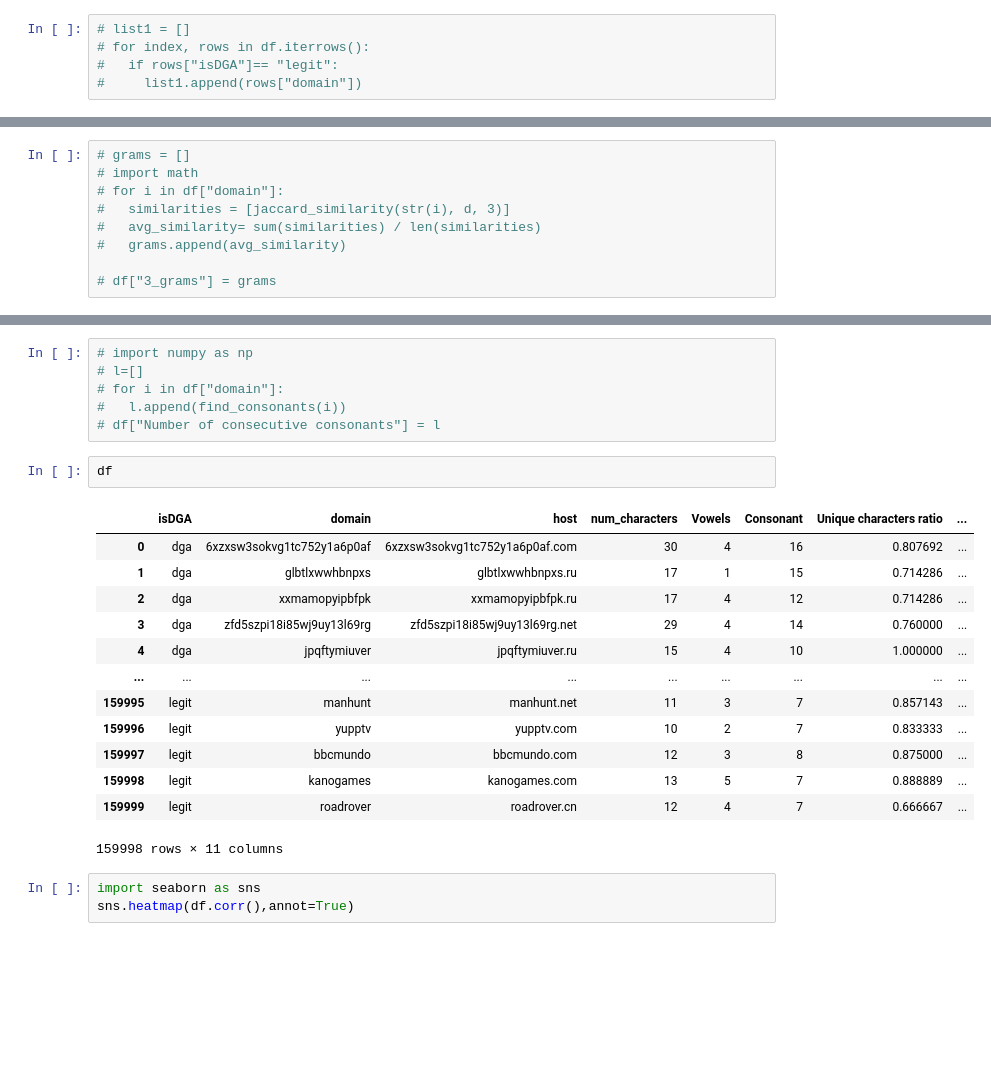
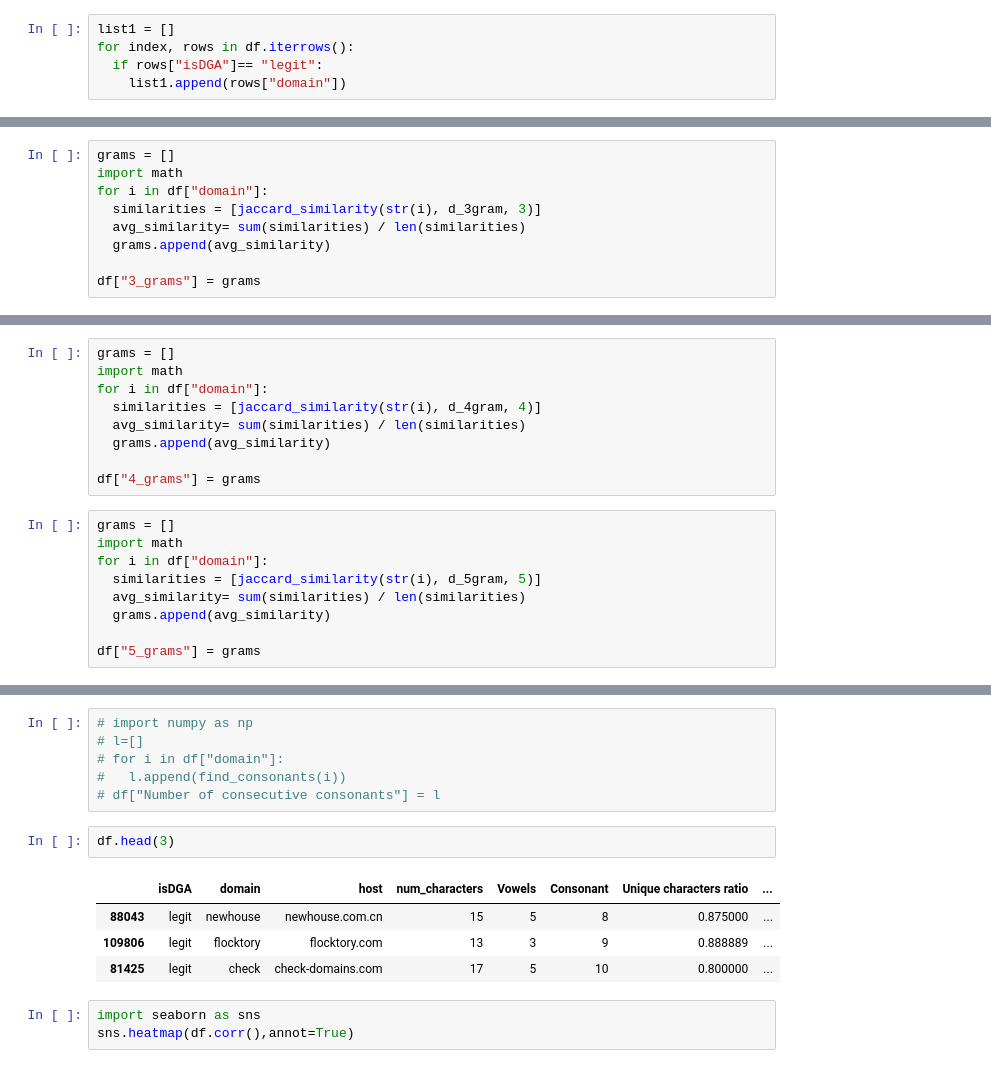
Before and after one commit to kakdevedant2018/PML, a Jupyter notebook: DGA_detection_6.ipynb, the cells around one changed output, grey strips where cells are left out. Saved outputs shown, nothing was run; the diff lists cells and outputs as text; blank space fills up the shorter version.

```diff
--- a/DGA_detection_6.ipynb
+++ b/DGA_detection_6.ipynb
@@ -206,6 +211,6 @@ Therfore, I created the function ------- in the DGA package to return the percen
 # %%
-# list1 = []
-# for index, rows in df.iterrows():
-#   if rows["isDGA"]== "legit":
-#     list1.append(rows["domain"])
+list1 = []
+for index, rows in df.iterrows():
+  if rows["isDGA"]== "legit":
+    list1.append(rows["domain"])
 # %%
@@ -256,9 +292,9 @@ Therfore, I created the function ------- in the DGA package to return the percen
 # %%
-# grams = []
-# import math
-# for i in df["domain"]:
-#   similarities = [jaccard_similarity(str(i), d, 3)]
-#   avg_similarity= sum(similarities) / len(similarities)
-#   grams.append(avg_similarity)
+grams = []
+import math
+for i in df["domain"]:
+  similarities = [jaccard_similarity(str(i), d_3gram, 3)]
+  avg_similarity= sum(similarities) / len(similarities)
+  grams.append(avg_similarity)
 
-# df["3_grams"] = grams
+df["3_grams"] = grams
@@ -280,0 +301,18 @@ df
+# %%
+grams = []
+import math
+for i in df["domain"]:
+  similarities = [jaccard_similarity(str(i), d_4gram, 4)]
+  avg_similarity= sum(similarities) / len(similarities)
+  grams.append(avg_similarity)
+
+df["4_grams"] = grams
+# %%
+grams = []
+import math
+for i in df["domain"]:
+  similarities = [jaccard_similarity(str(i), d_5gram, 5)]
+  avg_similarity= sum(similarities) / len(similarities)
+  grams.append(avg_similarity)
+
+df["5_grams"] = grams
@@ -334,21 +378,12 @@ df=df.dropna()
 #   l.append(find_consonants(i))
 # df["Number of consecutive consonants"] = l
 # %%
-df
+df.head(3)
 # %% [output]
 |  | isDGA | domain | host | num_characters | Vowels | Consonant | Unique characters ratio | ... |
-| 0 | dga | 6xzxsw3sokvg1tc752y1a6p0af | 6xzxsw3sokvg1tc752y1a6p0af.com | 30 | 4 | 16 | 0.807692 | ... |
-| 1 | dga | glbtlxwwhbnpxs | glbtlxwwhbnpxs.ru | 17 | 1 | 15 | 0.714286 | ... |
-| 2 | dga | xxmamopyipbfpk | xxmamopyipbfpk.ru | 17 | 4 | 12 | 0.714286 | ... |
-| 3 | dga | zfd5szpi18i85wj9uy13l69rg | zfd5szpi18i85wj9uy13l69rg.net | 29 | 4 | 14 | 0.760000 | ... |
-| 4 | dga | jpqftymiuver | jpqftymiuver.ru | 15 | 4 | 10 | 1.000000 | ... |
-| ... | ... | ... | ... | ... | ... | ... | ... | ... |
-| 159995 | legit | manhunt | manhunt.net | 11 | 3 | 7 | 0.857143 | ... |
-| 159996 | legit | yupptv | yupptv.com | 10 | 2 | 7 | 0.833333 | ... |
-| 159997 | legit | bbcmundo | bbcmundo.com | 12 | 3 | 8 | 0.875000 | ... |
-| 159998 | legit | kanogames | kanogames.com | 13 | 5 | 7 | 0.888889 | ... |
-| 159999 | legit | roadrover | roadrover.cn | 12 | 4 | 7 | 0.666667 | ... |
+| 88043 | legit | newhouse | newhouse.com.cn | 15 | 5 | 8 | 0.875000 | ... |
+| 109806 | legit | flocktory | flocktory.com | 13 | 3 | 9 | 0.888889 | ... |
+| 81425 | legit | check | check-domains.com | 17 | 5 | 10 | 0.800000 | ... |
-159998 rows × 11 columns
 # %%
 import seaborn as sns
 sns.heatmap(df.corr(),annot=True)
```
Also changed, not shown: parts of 74 cells of this notebook.
